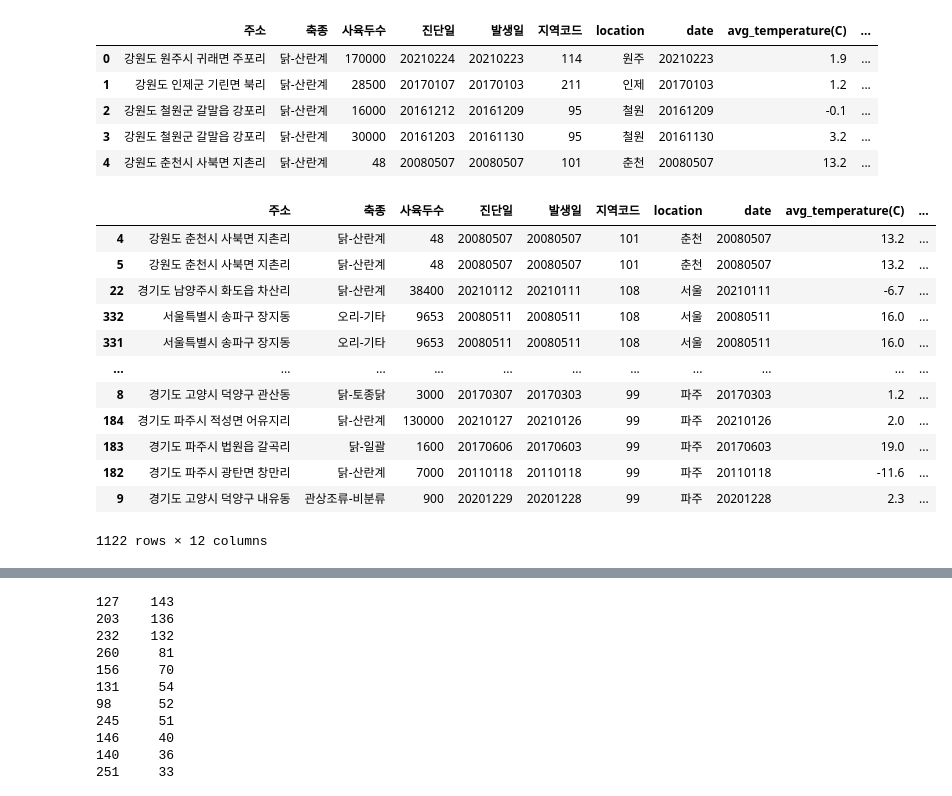
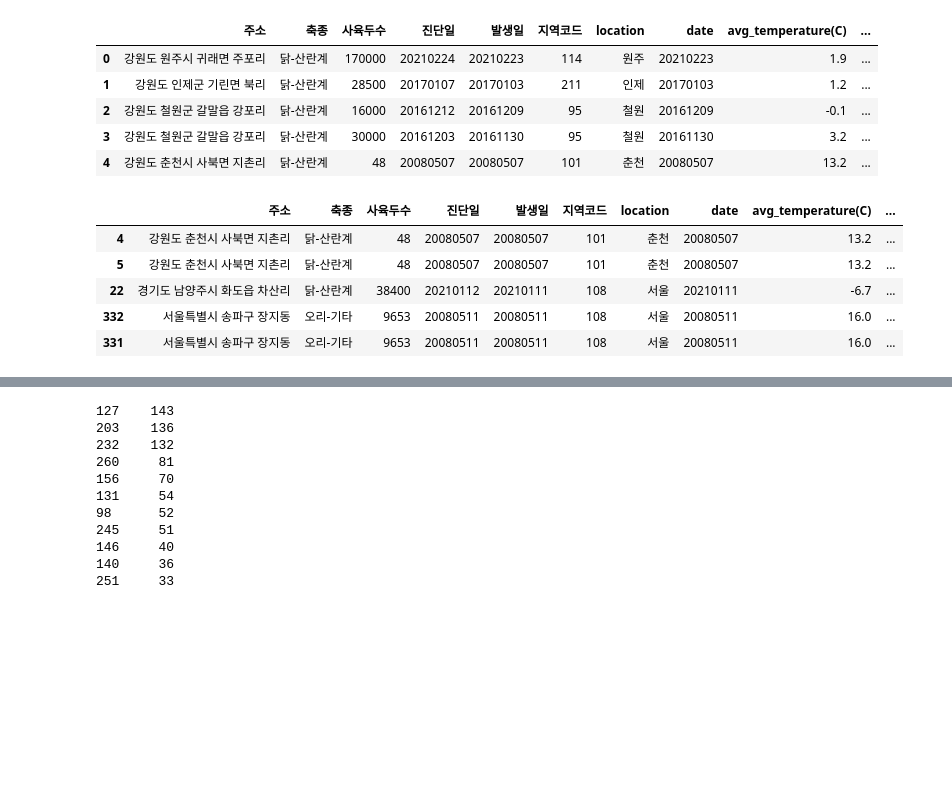
Before and after one commit to jiwoo-coding/aiai, a Jupyter notebook: HPAI kk.ipynb, the cells around one changed output, grey strips where cells are left out. Cells and saved outputs as stored; diff of their text form; code cells hidden in the pictures; blank space fills up the shorter version.

```diff
--- a/HPAI kk.ipynb
+++ b/HPAI kk.ipynb
@@ -116,21 +109,14 @@ hpai.head()
 # %%
 #지역코드별로 정렬하기
 hpai_sort=hpai.sort_values('지역코드')
-hpai_sort
+hpai_sort.head()
 # %% [output]
 |  | 주소 | 축종 | 사육두수 | 진단일 | 발생일 | 지역코드 | location | date | avg_temperature(C) | ... |
 | 4 | 강원도 춘천시 사북면 지촌리 | 닭-산란계 | 48 | 20080507 | 20080507 | 101 | 춘천 | 20080507 | 13.2 | ... |
 | 5 | 강원도 춘천시 사북면 지촌리 | 닭-산란계 | 48 | 20080507 | 20080507 | 101 | 춘천 | 20080507 | 13.2 | ... |
 | 22 | 경기도 남양주시 화도읍 차산리 | 닭-산란계 | 38400 | 20210112 | 20210111 | 108 | 서울 | 20210111 | -6.7 | ... |
 | 332 | 서울특별시 송파구 장지동 | 오리-기타 | 9653 | 20080511 | 20080511 | 108 | 서울 | 20080511 | 16.0 | ... |
 | 331 | 서울특별시 송파구 장지동 | 오리-기타 | 9653 | 20080511 | 20080511 | 108 | 서울 | 20080511 | 16.0 | ... |
-| ... | ... | ... | ... | ... | ... | ... | ... | ... | ... | ... |
-| 8 | 경기도 고양시 덕양구 관산동 | 닭-토종닭 | 3000 | 20170307 | 20170303 | 99 | 파주 | 20170303 | 1.2 | ... |
-| 184 | 경기도 파주시 적성면 어유지리 | 닭-산란계 | 130000 | 20210127 | 20210126 | 99 | 파주 | 20210126 | 2.0 | ... |
-| 183 | 경기도 파주시 법원읍 갈곡리 | 닭-일괄 | 1600 | 20170606 | 20170603 | 99 | 파주 | 20170603 | 19.0 | ... |
-| 182 | 경기도 파주시 광탄면 창만리 | 닭-산란계 | 7000 | 20110118 | 20110118 | 99 | 파주 | 20110118 | -11.6 | ... |
-| 9 | 경기도 고양시 덕양구 내유동 | 관상조류-비분류 | 900 | 20201229 | 20201228 | 99 | 파주 | 20201228 | 2.3 | ... |
-1122 rows × 12 columns
 # %%
 hpai_sort.to_csv("지역별 날씨.csv", encoding='utf-8-sig', index=False)
 # %%
```
Also changed, not shown: parts of 9 cells of this notebook, 2 other files.
